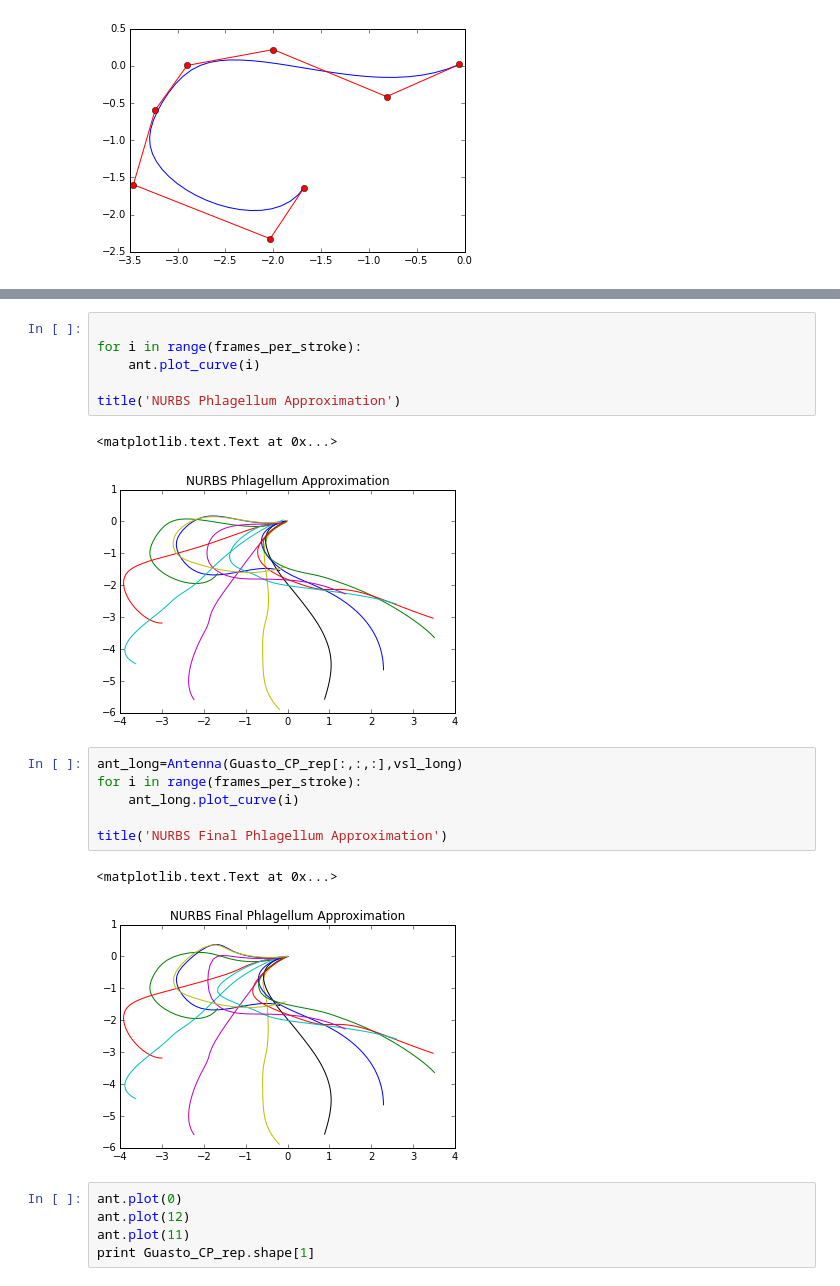
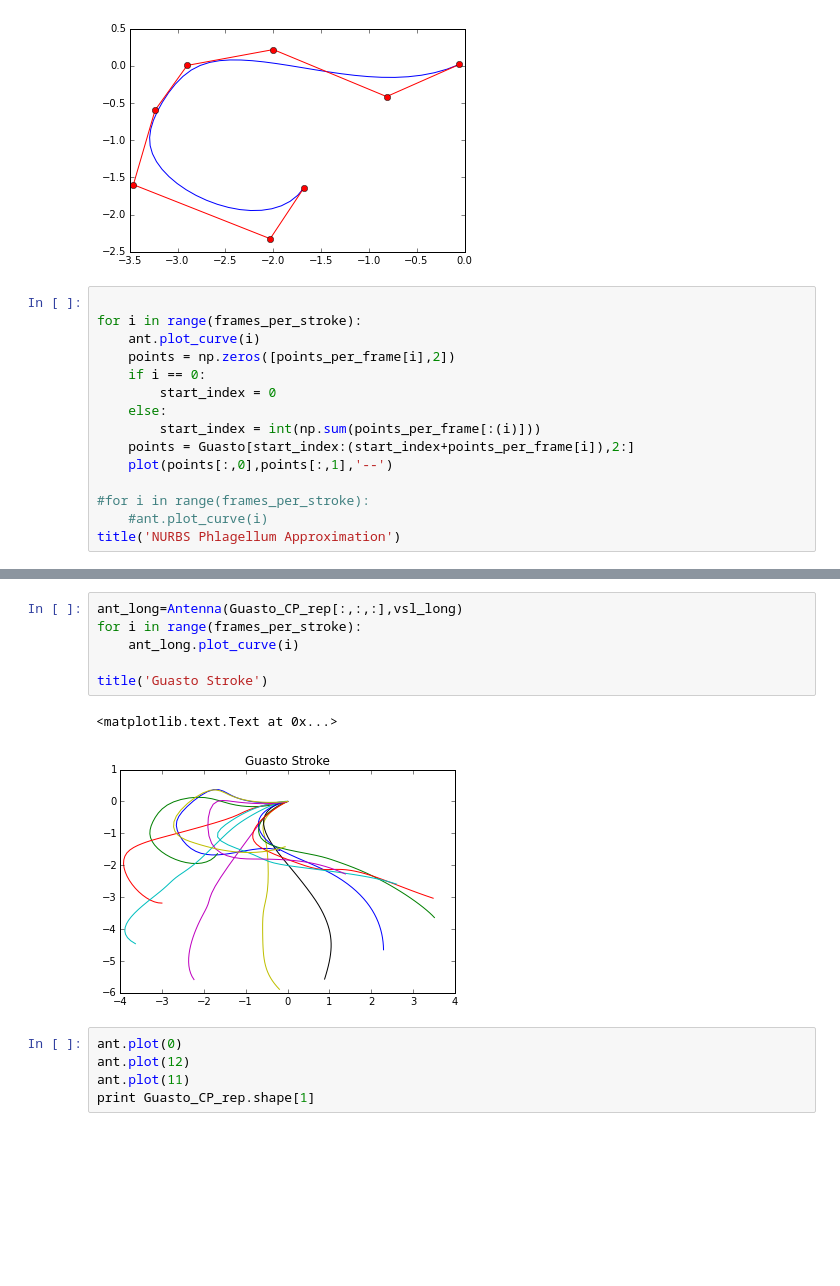
Before and after one commit to nicola-giuliani/ePICURE, a Jupyter notebook: Guasto.ipynb, the cells around one changed output, grey strips where cells are left out. Saved outputs shown, nothing was run; the diff lists cells and outputs as text; blank space fills up the shorter version.

```diff
--- a/Guasto.ipynb
+++ b/Guasto.ipynb
@@ -126,3 +128,18 @@ ant=Antenna(Guasto_CP_rep[1:,:,:],vsl)
 ant.plot(1)
 # %% [output]
 [figure]
+# %%
+
+for i in range(frames_per_stroke):
+    ant.plot_curve(i)
+    points = np.zeros([points_per_frame[i],2])
+    if i == 0:
+        start_index = 0
+    else:
+        start_index = int(np.sum(points_per_frame[:(i)]))
+    points = Guasto[start_index:(start_index+points_per_frame[i]),2:]
+    plot(points[:,0],points[:,1],'--')
+
+#for i in range(frames_per_stroke):
+    #ant.plot_curve(i)
+title('NURBS Phlagellum Approximation')
@@ -129,21 +149,12 @@ ant.plot(1)
 # %%
+ant_long=Antenna(Guasto_CP_rep[:,:,:],vsl_long)
+for i in range(frames_per_stroke):
+    ant_long.plot_curve(i)
 
-for i in range(frames_per_stroke):
-    ant.plot_curve(i)
-
-title('NURBS Phlagellum Approximation')
+title('Guasto Stroke')
 # %% [output]
 <matplotlib.text.Text at 0x...>
-[figure, old version]
+[figure, new version]
-# %%
-ant_long=Antenna(Guasto_CP_rep[:,:,:],vsl_long)
-for i in range(frames_per_stroke):
-    ant_long.plot_curve(i)
-
-title('NURBS Final Phlagellum Approximation')
-# %% [output]
-<matplotlib.text.Text at 0x...>
-[figure, removed]
 # %%
 ant.plot(0)
 ant.plot(12)
```
Also changed, not shown: parts of 7 cells of this notebook, 2 other files.
